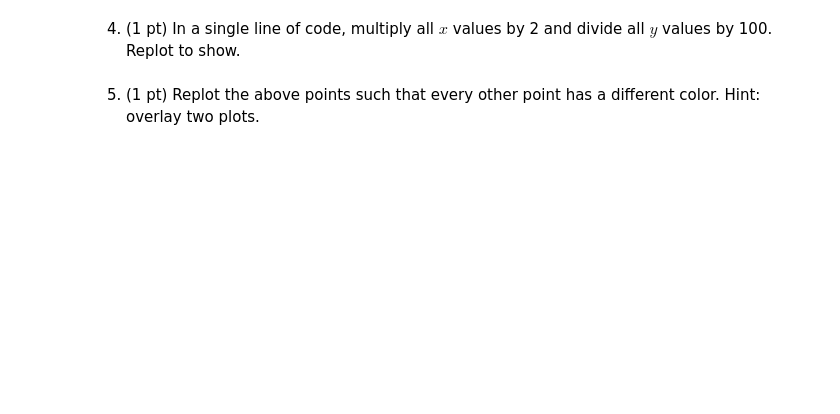
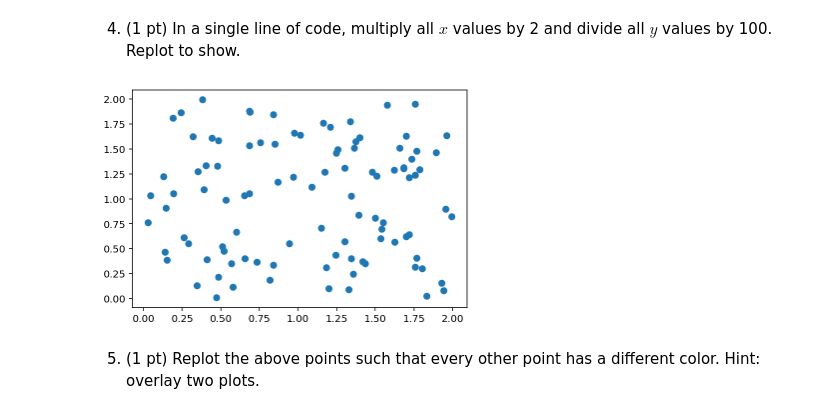
Before and after one commit to kaylaw9826/NEU337-Spring2020, a Jupyter notebook: homework/homework-Jan-23-numpy.ipynb, the cells around one changed output. Cells and saved outputs as stored; diff of their text form; code cells hidden in the pictures; blank space fills up the shorter version.

```diff
--- a/homework/homework-Jan-23-numpy.ipynb
+++ b/homework/homework-Jan-23-numpy.ipynb
@@ -41,4 +45,8 @@ plt.title("Question 3");
 # %% [markdown]
 4. (1 pt) In a single line of code, multiply all $x$ values by 2 and divide all $y$ values by 100. Replot to show.
+# %%
+plt.plot(cd[:,0]*2, cd[:,1]*200/100, 'o');
+# %% [output]
+[figure, added]
 # %% [markdown]
 5. (1 pt) Replot the above points such that every other point has a different color. Hint: overlay two plots.
```
Also changed, not shown: parts of 9 cells of this notebook.
